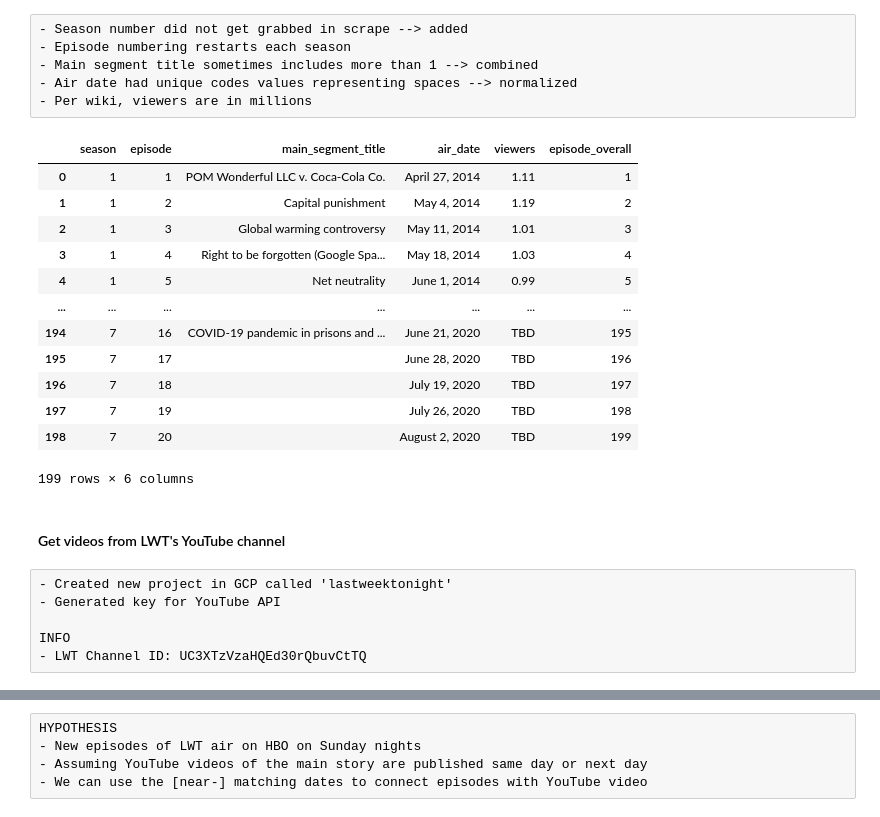
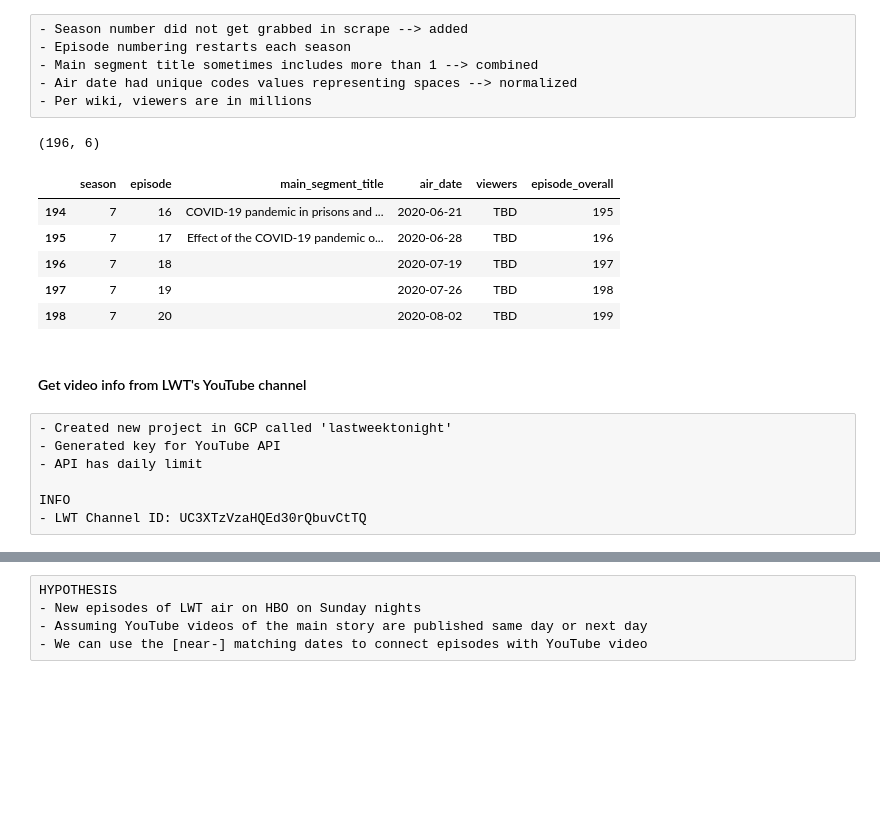
Before and after one commit to jweisman11/lastweektonight, a Jupyter notebook: analyze_lwt_text.ipynb, the cells around one changed output, grey strips where cells are left out. Saved outputs shown, nothing was run; the diff lists cells and outputs as text; code cells hidden in the pictures; blank space fills up the shorter version.

Commit message:
updated youtube api and wiki merge

```diff
--- a/analyze_lwt_text.ipynb
+++ b/analyze_lwt_text.ipynb
@@ -21,8 +5,14 @@ from bs4 import BeautifulSoup
 import lxml
 import unicodedata
 import pandas as pd
-from dateutil import parser # to convert air_date to DOW
+from dateutil import parser
+
+# Libraries to collect YouTube videos
 from googleapiclient.discovery import build
+
+# Compare wiki to YouTube datasets
+import isodate
+import datetime
 
 # Load libraries
 import json
@@ -34,4 +24,9 @@ import matplotlib.pyplot as plt
 from PIL import Image
 import numpy as np
 from wordcloud import WordCloud, STOPWORDS
+
+# Set pandas display settings
+pd.options.display.max_colwidth = None
+pd.options.display.max_rows = 500
+pd.options.display.max_columns = 500
 # %% [markdown]
@@ -105,22 +100,11 @@ for episode in episode_number:
 - Per wiki, viewers are in millions
 # %%
 # Convert individual field lists into DataFrame
-lwt_episodes = pd.DataFrame([season, episode_number, main_segment_title, air_date, viewers])
-lwt_episodes = lwt_episodes.transpose()
-lwt_episodes.columns = ['season','episode','main_segment_title','air_date','viewers']
-lwt_episodes['episode_overall'] = lwt_episodes.index + 1
-lwt_episodes
+lwt_episodes_wiki = pd.DataFrame([season, episode_number, main_segment_title, air_date, viewers])
+lwt_episodes_wiki = lwt_episodes_wiki.transpose()
+lwt_episodes_wiki.columns = ['season','episode','main_segment_title','air_date','viewers']
+lwt_episodes_wiki['episode_overall'] = lwt_episodes_wiki.index + 1
+lwt_episodes_wiki['air_date'] = pd.to_datetime(lwt_episodes_wiki['air_date'])
+lwt_episodes_wiki[lwt_episodes_wiki.main_segment_title != ''].shape
 # %% [output]
-|  | season | episode | main_segment_title | air_date | viewers | episode_overall |
-| 0 | 1 | 1 | POM Wonderful LLC v. Coca-Cola Co. | April 27, 2014 | 1.11 | 1 |
-| 1 | 1 | 2 | Capital punishment | May 4, 2014 | 1.19 | 2 |
-| 2 | 1 | 3 | Global warming controversy | May 11, 2014 | 1.01 | 3 |
-| 3 | 1 | 4 | Right to be forgotten (Google Spa... | May 18, 2014 | 1.03 | 4 |
-| 4 | 1 | 5 | Net neutrality | June 1, 2014 | 0.99 | 5 |
-| ... | ... | ... | ... | ... | ... | ... |
-| 194 | 7 | 16 | COVID-19 pandemic in prisons and ... | June 21, 2020 | TBD | 195 |
-| 195 | 7 | 17 |  | June 28, 2020 | TBD | 196 |
-| 196 | 7 | 18 |  | July 19, 2020 | TBD | 197 |
-| 197 | 7 | 19 |  | July 26, 2020 | TBD | 198 |
-| 198 | 7 | 20 |  | August 2, 2020 | TBD | 199 |
-199 rows × 6 columns
+(196, 6)
@@ -131,8 +111,18 @@ lwt_episodes
+# %%
+lwt_episodes_wiki.tail()
+# %% [output]
+|  | season | episode | main_segment_title | air_date | viewers | episode_overall |
+| 194 | 7 | 16 | COVID-19 pandemic in prisons and ... | 2020-06-21 | TBD | 195 |
+| 195 | 7 | 17 | Effect of the COVID-19 pandemic o... | 2020-06-28 | TBD | 196 |
+| 196 | 7 | 18 |  | 2020-07-19 | TBD | 197 |
+| 197 | 7 | 19 |  | 2020-07-26 | TBD | 198 |
+| 198 | 7 | 20 |  | 2020-08-02 | TBD | 199 |
 # %% [markdown]
-#### Get videos from LWT's YouTube channel
+#### Get video info from LWT's YouTube channel
 # %% [raw]
 - Created new project in GCP called 'lastweektonight'
 - Generated key for YouTube API
+- API has daily limit
 
 INFO
 - LWT Channel ID: UC3XTzVzaHQEd30rQbuvCtTQ
```
Also changed, not shown: parts of 25 cells of this notebook.
